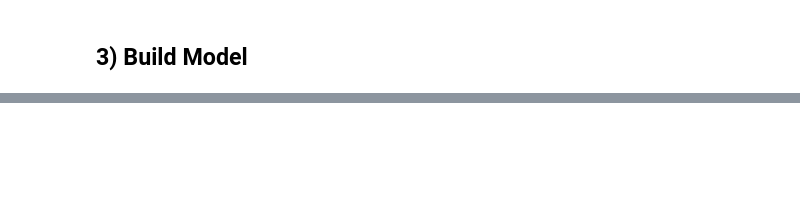
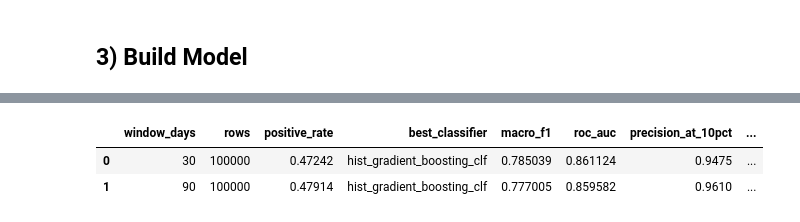
Before and after one commit to Data-Mining-IU/GitHub-Fork-to-PR-Conversion, a Jupyter notebook: src/Modeling.ipynb, the cells around one changed output, grey strips where cells are left out. Drawn from its saved outputs; the diff is of its cells as text; code cells hidden in the pictures; blank space fills up the shorter version.

```diff
--- a/src/Modeling.ipynb
+++ b/src/Modeling.ipynb
@@ -727,0 +884,80 @@ success_digest
+# %%
+def evaluate_window_dataset(frame, window):
+    X_w, y_cls_w, y_reg_w, _, cat_cols_w, num_cols_w = make_xy(frame)
+    X_train_w, X_test_w, y_cls_train_w, y_cls_test_w, y_reg_train_w, y_reg_test_w = train_test_split(
+        X_w, y_cls_w, y_reg_w, test_size=0.2, random_state=42, stratify=y_cls_w
+    )
+    preprocess_w = make_preprocess(num_cols_w, cat_cols_w)
+    clf_models_w, reg_models_w = make_model_specs(preprocess_w)
+
+    # Use compact untuned candidates for window sensitivity so both files are comparable and fast enough.
+    cls_table_w, reg_table_w = evaluate_models(
+        X_train_w,
+        X_test_w,
+        y_cls_train_w,
+        y_cls_test_w,
+        y_reg_train_w,
+        y_reg_test_w,
+        clf_models_w,
+        reg_models_w,
+    )
+    best_cls_w = cls_table_w.iloc[0]["model"]
+    best_reg_w = reg_table_w.iloc[0]["model"]
+    out = {
+        "window_days": window,
+        "rows": len(frame),
+        "positive_rate": float(y_cls_w.mean()),
+        "best_classifier": best_cls_w,
+        "macro_f1": float(cls_table_w.iloc[0]["macro_f1"]),
+        "roc_auc": float(cls_table_w.iloc[0]["roc_auc"]),
+        "precision_at_10pct": float(cls_table_w.iloc[0]["precision_at_10pct"]),
+        "best_regressor": best_reg_w,
+        "mae": float(reg_table_w.iloc[0]["mae"]),
+        "r2": float(reg_table_w.iloc[0]["r2"]),
+    }
+    return out
+
+
+window_eval_rows = []
+for window, frame in datasets_by_window.items():
+    window_eval_rows.append(evaluate_window_dataset(frame.copy(), window))
+
+window_sensitivity_table = pd.DataFrame(window_eval_rows).sort_values("window_days")
+display(window_sensitivity_table)
+
+if {30, 90}.issubset(datasets_by_window):
+    key = ["repo_name", "season"]
+    cmp = (
+        datasets_by_window[30][key + ["n_forks", "n_converted_forks", "fork_conversion_rate"]]
+        .rename(columns={"n_forks": "n_forks_30", "n_converted_forks": "nc_30", "fork_conversion_rate": "rate_30d"})
+        .merge(
+            datasets_by_window[90][key + ["n_forks", "n_converted_forks", "fork_conversion_rate"]]
+            .rename(columns={"n_forks": "n_forks_90", "n_converted_forks": "nc_90", "fork_conversion_rate": "rate_90d"}),
+            on=key,
+            how="inner",
+            validate="one_to_one",
+        )
+    )
+    mask = (cmp["n_forks_30"] > 0) & (cmp["n_forks_90"] > 0)
+    sub = cmp.loc[mask, ["rate_30d", "rate_90d"]].astype(float)
+    rho = sub["rate_30d"].corr(sub["rate_90d"], method="spearman")
+    tau = sub["rate_30d"].corr(sub["rate_90d"], method="kendall")
+    p30 = sub["rate_30d"].rank(pct=True, method="average")
+    p90 = sub["rate_90d"].rank(pct=True, method="average")
+    strong_reversal = ((p30 >= 0.9) & (p90 <= 0.1)) | ((p30 <= 0.1) & (p90 >= 0.9))
+    extra_conv = (cmp.loc[mask, "nc_90"].astype(int) - cmp.loc[mask, "nc_30"].astype(int)).clip(lower=0)
+    tot90 = int(cmp.loc[mask, "nc_90"].astype(int).sum())
+
+    label_window_rank_sensitivity = pd.DataFrame([
+        {"metric": "rows_with_forks_in_both_windows", "value": int(mask.sum())},
+        {"metric": "spearman_rate_rank_30d_vs_90d", "value": float(rho)},
+        {"metric": "kendall_rate_rank_30d_vs_90d", "value": float(tau)},
+        {"metric": "top_bottom_decile_reversals", "value": int(strong_reversal.sum())},
+        {"metric": "extra_31_90d_conversion_share", "value": float(extra_conv.sum() / tot90) if tot90 > 0 else np.nan},
+        {"metric": "median_rate_90d_minus_30d", "value": float((sub["rate_90d"] - sub["rate_30d"]).median())},
+    ])
+    display(label_window_rank_sensitivity)
+# %% [output]
+|  | window_days | rows | positive_rate | best_classifier | macro_f1 | roc_auc | precision_at_10pct | ... |
+| 0 | 30 | 100000 | 0.47242 | hist_gradient_boosting_clf | 0.785039 | 0.861124 | 0.9475 | ... |
+| 1 | 90 | 100000 | 0.47914 | hist_gradient_boosting_clf | 0.777005 | 0.859582 | 0.9610 | ... |
```
Also changed, not shown: parts of 31 cells of this notebook.
